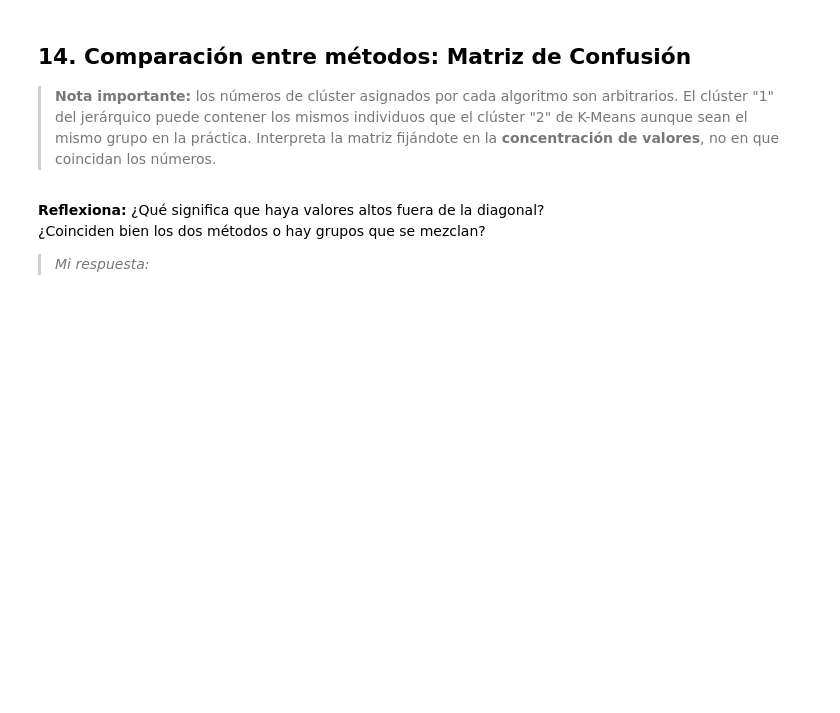
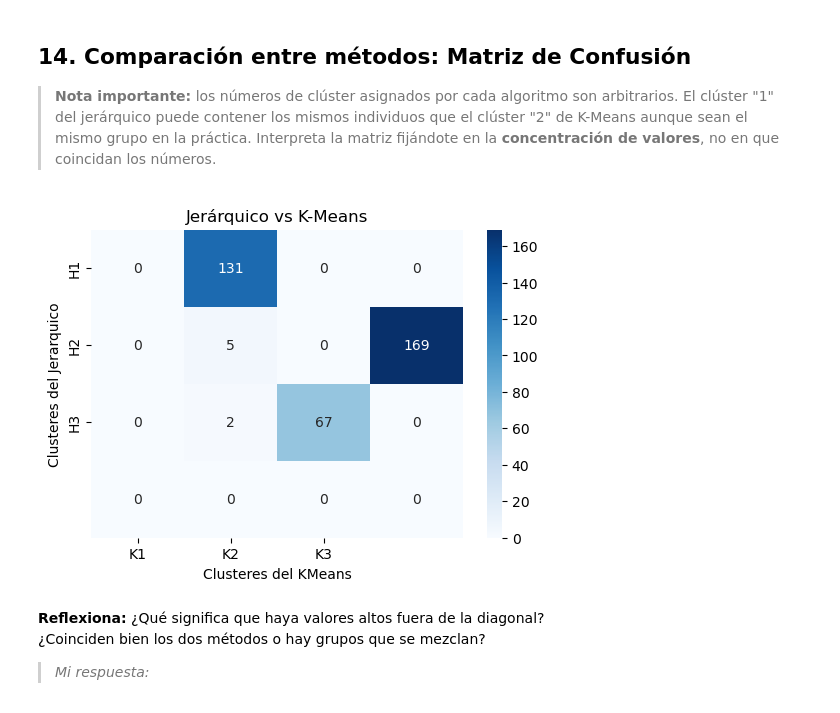
Before and after one commit to carmencnles/CEIABD, a Jupyter notebook: SAA/3ºEVA/NoSupervisado/ClusterJerarquico/clustering_jerarquico_sleep_alum/clustering_jerarquico_sleep_alum.ipynb, the cells around one changed output. Drawn from its saved outputs; the diff is of its cells as text; code cells hidden in the pictures; blank space fills up the shorter version.

```diff
--- a/SAA/3ºEVA/NoSupervisado/ClusterJerarquico/clustering_jerarquico_sleep_alum/clustering_jerarquico_sleep_alum.ipynb
+++ b/SAA/3ºEVA/NoSupervisado/ClusterJerarquico/clustering_jerarquico_sleep_alum/clustering_jerarquico_sleep_alum.ipynb
@@ -179,8 +189,8 @@ plt.show()
 
 A partir del dendrograma, crea 3 clústeres.
 # %%
-clusters_h = fcluster(____, t=____, criterion="____________")
-df["cluster_jerarquico"] = ______________________
+clusters_h = fcluster(Z, t=3, criterion="maxclust")
+df["cluster_jerarquico"] = clusters_h
 # %% [markdown]
 ## 9. Tamaño de cada clúster
 # %%
@@ -197,10 +225,10 @@ pd.crosstab(df["_____________________"], df["_____________________"], normalize=
 # %% [markdown]
 ## 12. K-Means
 # %%
-kmeans = KMeans(n_clusters=____, random_state=____, n_init=____)
-clusters_k = kmeans.____________________(____________________)
+kmeans = KMeans(n_clusters=3, random_state=42, n_init=10)
+clusters_k = kmeans.fit_predict(X_scaled)
 
-df["cluster_kmeans"] = ____________________
+df["cluster_kmeans"] = clusters_k
 # %% [markdown]
 ## 13. Perfil medio en K-Means
 # %%
@@ -213,24 +247,26 @@ perfil_k
 # %%
 import seaborn as sns
 from sklearn.metrics import confusion_matrix
 
 # Construye la matriz cruzando ambos métodos
-matriz = confusion_matrix(df["___________________"], df["___________________"])
+matriz = confusion_matrix(df["cluster_kmeans"], df["cluster_jerarquico"])
 
 # Visualización
 plt.figure(figsize=(6, 4))
 sns.heatmap(
     matriz,
-    annot=____,
-    fmt=____,
-    cmap="____________________",
+    annot=True,
+    fmt="d",
+    cmap="Blues",
     xticklabels=["K1", "K2", "K3"],
     yticklabels=["H1", "H2", "H3"]
 )
-plt.xlabel("____________________")
-plt.ylabel("____________________")
+plt.xlabel("Clusteres del KMeans")
+plt.ylabel("Clusteres del Jerarquico")
 plt.title("Jerárquico vs K-Means")
 plt.show()
+# %% [output]
+[figure, added]
 # %% [markdown]
 **Reflexiona:** ¿Qué significa que haya valores altos fuera de la diagonal?
 ¿Coinciden bien los dos métodos o hay grupos que se mezclan?
```
Also changed, not shown: parts of 8 cells of this notebook, 5 other files.
